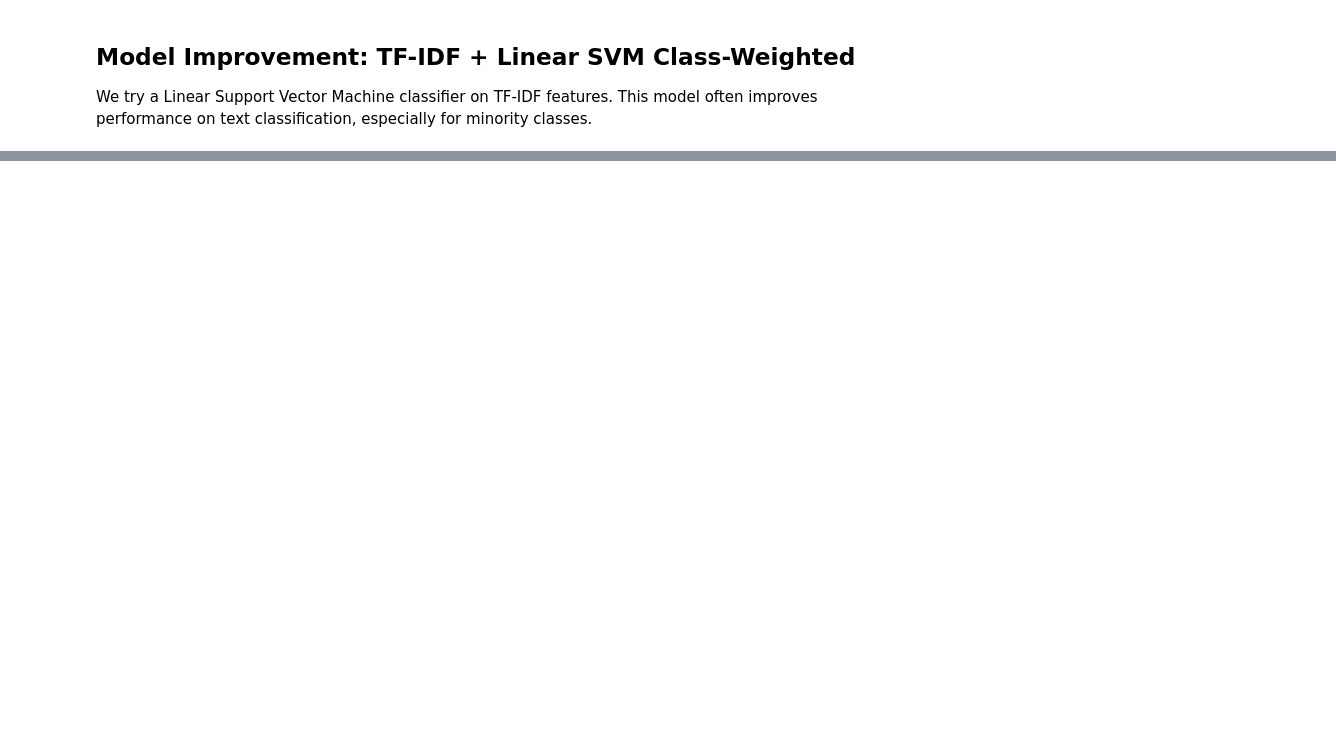
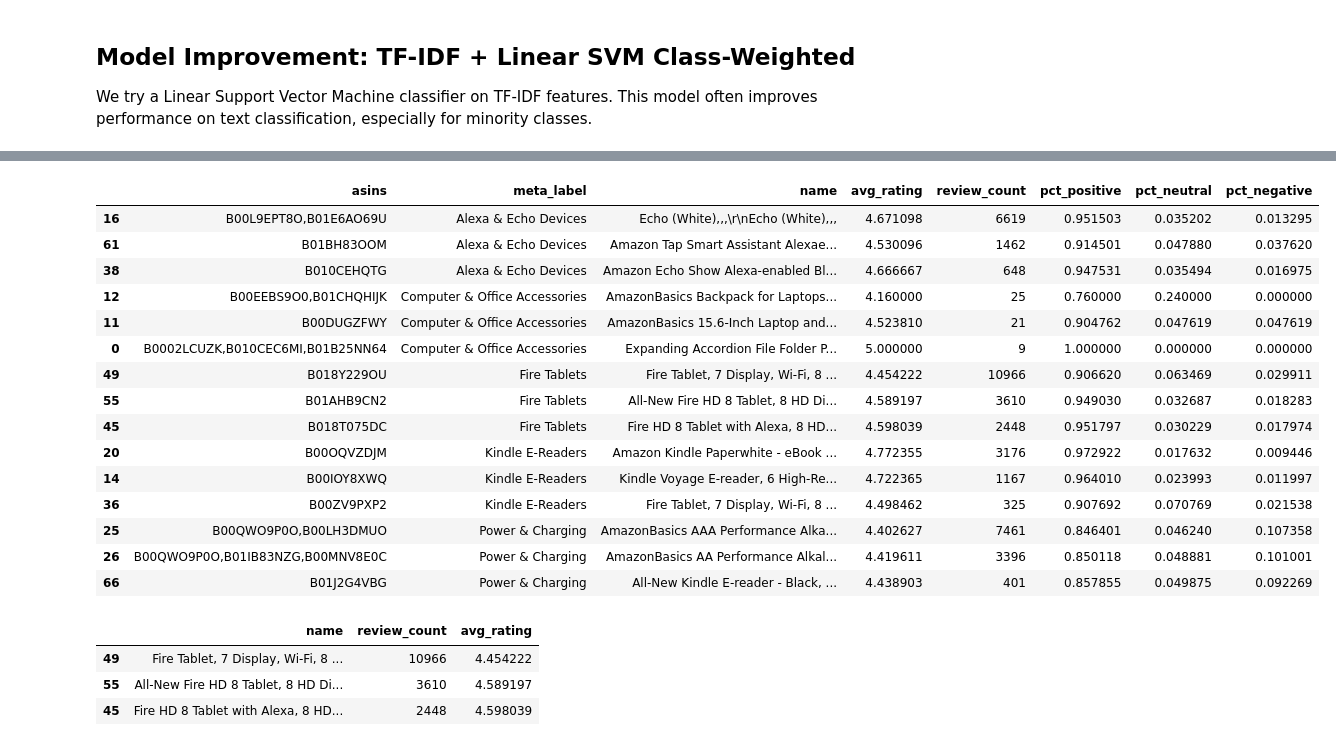
Before and after one commit to benhuntdev/Iron-kaggle-project---AI-user-reviews-aggregator, a Jupyter notebook: code/model2.ipynb, the cells around one changed output, grey strips where cells are left out. Cells and saved outputs as stored; diff of their text form; code cells hidden in the pictures; blank space fills up the shorter version.

```diff
--- a/code/model2.ipynb
+++ b/code/model2.ipynb
@@ -422,0 +535,7 @@ weighted avg       0.95      0.95      0.95     12808
+# %%
+k_meta = 5  # change to best
+
+km_meta = KMeans(n_clusters=k_meta, random_state=42, n_init=10)
+product_text_df["meta_cluster"] = km_meta.fit_predict(X_emb)
+
+product_text_df["meta_cluster"].value_counts()
@@ -422,0 +698,14 @@ weighted avg       0.95      0.95      0.95     12808
+# %%
+product_text_df = product_text_df.merge(
+    product_df[["asins", "pct_positive", "pct_neutral", "pct_negative"]],
+    on="asins",
+    how="left"
+)
+# %%
+# Fix missing product names
+product_text_df["name"] = product_text_df["name"].fillna("Unknown product (missing name)")
+
+# Optional: remove unknowns before ranking
+product_text_df = product_text_df[
+    product_text_df["name"] != "Unknown product (missing name)"
+]
@@ -422,0 +716,48 @@ weighted avg       0.95      0.95      0.95     12808
+# %%
+
+rank_df = product_text_df[product_text_df["name"] != "Unknown product (missing name)"].copy()
+
+top_products = (
+    rank_df
+    .sort_values(["meta_label", "review_count", "avg_rating"], ascending=[True, False, False])
+    .groupby("meta_label", as_index=False)
+    .head(3)
+)[[
+    "asins",
+    "meta_label",
+    "name",
+    "avg_rating",
+    "review_count",
+    "pct_positive",
+    "pct_neutral",
+    "pct_negative",
+]]
+
+
+top_products
+# %% [output]
+|  | asins | meta_label | name | avg_rating | review_count | pct_positive | pct_neutral | pct_negative |
+| 16 | B00L9EPT8O,B01E6AO69U | Alexa & Echo Devices | Echo (White),,,\r\nEcho (White),,, | 4.671098 | 6619 | 0.951503 | 0.035202 | 0.013295 |
+| 61 | B01BH83OOM | Alexa & Echo Devices | Amazon Tap Smart Assistant Alexae... | 4.530096 | 1462 | 0.914501 | 0.047880 | 0.037620 |
+| 38 | B010CEHQTG | Alexa & Echo Devices | Amazon Echo Show Alexa-enabled Bl... | 4.666667 | 648 | 0.947531 | 0.035494 | 0.016975 |
+| 12 | B00EEBS9O0,B01CHQHIJK | Computer & Office Accessories | AmazonBasics Backpack for Laptops... | 4.160000 | 25 | 0.760000 | 0.240000 | 0.000000 |
+| 11 | B00DUGZFWY | Computer & Office Accessories | AmazonBasics 15.6-Inch Laptop and... | 4.523810 | 21 | 0.904762 | 0.047619 | 0.047619 |
+| 0 | B0002LCUZK,B010CEC6MI,B01B25NN64 | Computer & Office Accessories | Expanding Accordion File Folder P... | 5.000000 | 9 | 1.000000 | 0.000000 | 0.000000 |
+| 49 | B018Y229OU | Fire Tablets | Fire Tablet, 7 Display, Wi-Fi, 8 ... | 4.454222 | 10966 | 0.906620 | 0.063469 | 0.029911 |
+| 55 | B01AHB9CN2 | Fire Tablets | All-New Fire HD 8 Tablet, 8 HD Di... | 4.589197 | 3610 | 0.949030 | 0.032687 | 0.018283 |
+| 45 | B018T075DC | Fire Tablets | Fire HD 8 Tablet with Alexa, 8 HD... | 4.598039 | 2448 | 0.951797 | 0.030229 | 0.017974 |
+| 20 | B00OQVZDJM | Kindle E-Readers | Amazon Kindle Paperwhite - eBook ... | 4.772355 | 3176 | 0.972922 | 0.017632 | 0.009446 |
+| 14 | B00IOY8XWQ | Kindle E-Readers | Kindle Voyage E-reader, 6 High-Re... | 4.722365 | 1167 | 0.964010 | 0.023993 | 0.011997 |
+| 36 | B00ZV9PXP2 | Kindle E-Readers | Fire Tablet, 7 Display, Wi-Fi, 8 ... | 4.498462 | 325 | 0.907692 | 0.070769 | 0.021538 |
+| 25 | B00QWO9P0O,B00LH3DMUO | Power & Charging | AmazonBasics AAA Performance Alka... | 4.402627 | 7461 | 0.846401 | 0.046240 | 0.107358 |
+| 26 | B00QWO9P0O,B01IB83NZG,B00MNV8E0C | Power & Charging | AmazonBasics AA Performance Alkal... | 4.419611 | 3396 | 0.850118 | 0.048881 | 0.101001 |
+| 66 | B01J2G4VBG | Power & Charging | All-New Kindle E-reader - Black, ... | 4.438903 | 401 | 0.857855 | 0.049875 | 0.092269 |
+# %%
+top_products[top_products["meta_label"]=="Fire Tablets"][
+    ["name","review_count","avg_rating"]
+]
+# %% [output]
+|  | name | review_count | avg_rating |
+| 49 | Fire Tablet, 7 Display, Wi-Fi, 8 ... | 10966 | 4.454222 |
+| 55 | All-New Fire HD 8 Tablet, 8 HD Di... | 3610 | 4.589197 |
+| 45 | Fire HD 8 Tablet with Alexa, 8 HD... | 2448 | 4.598039 |
```
Also changed, not shown: parts of 37 cells of this notebook, 2 other files.
